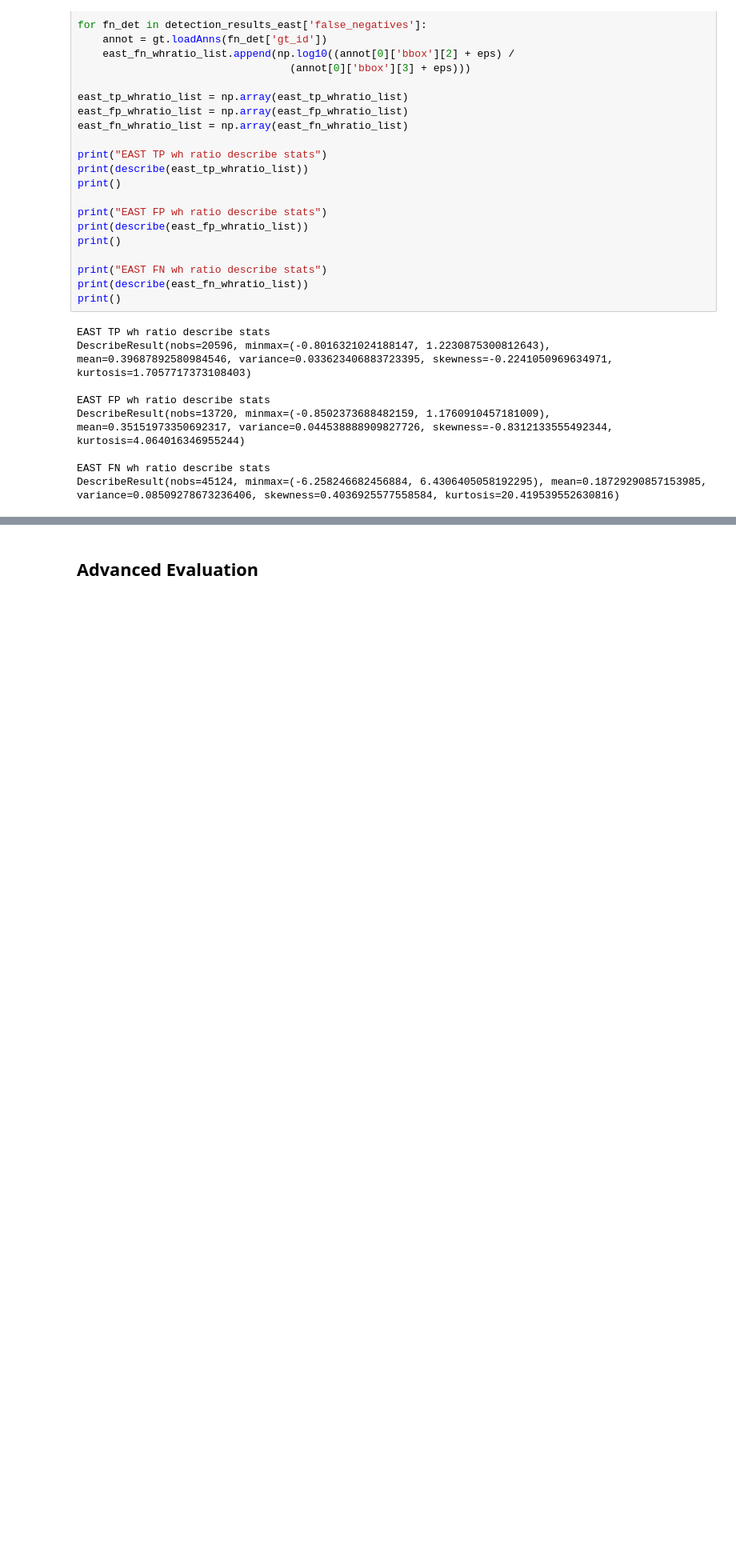
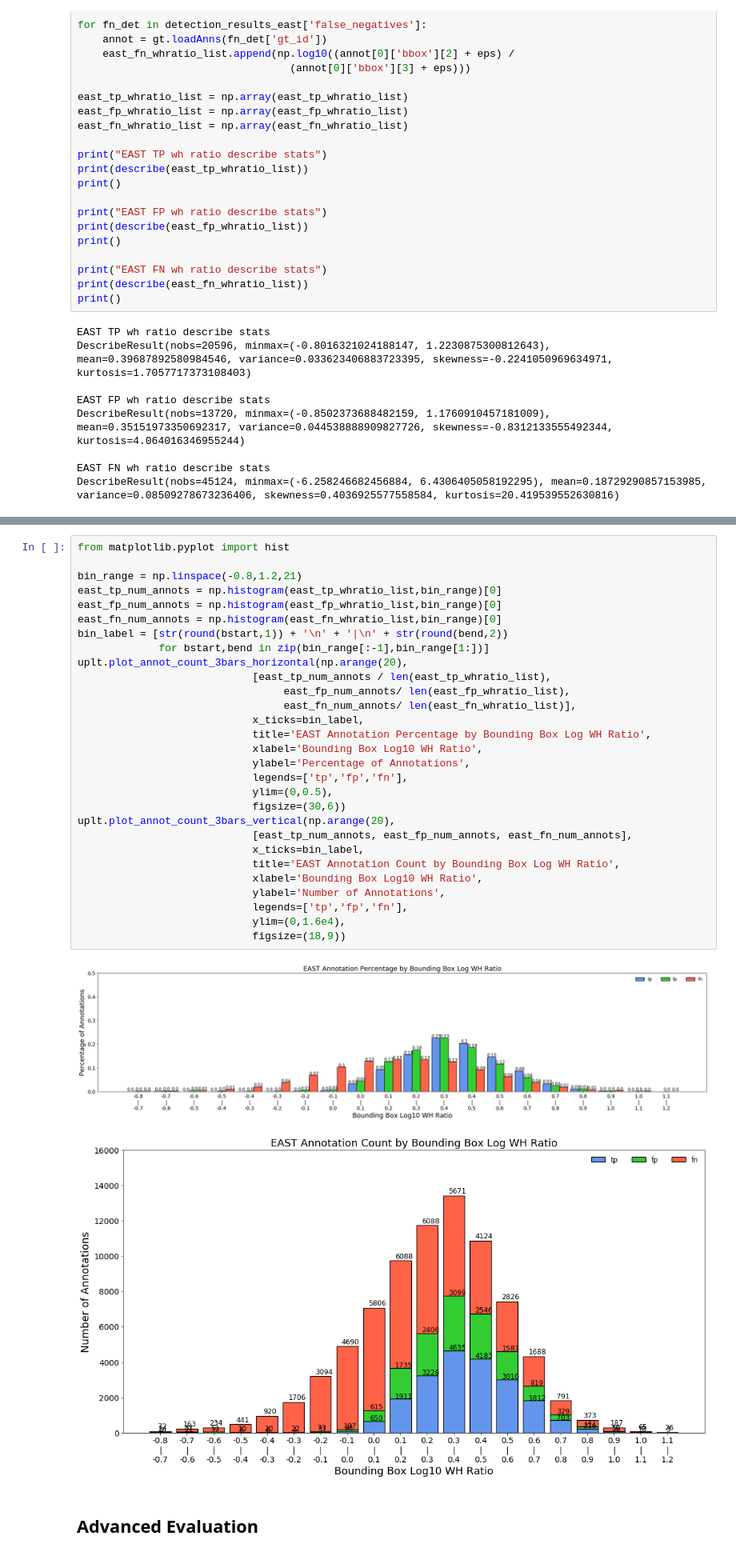
Before and after one commit to rudipurnomo-au/cocotext_analysis, a Jupyter notebook: coco_text_detection_eval.ipynb, the cells around one changed output, grey strips where cells are left out. Shown: that part at 80% size. Saved outputs shown, nothing was run; the diff lists cells and outputs as text; blank space fills up the shorter version.

```diff
--- a/coco_text_detection_eval.ipynb
+++ b/coco_text_detection_eval.ipynb
@@ -478,3 +476,35 @@ uplt.plot_annot_count_bar(np.arange(len(ctpn_fn_num_annots)), ctpn_fn_num_annots
+# %%
+from matplotlib.pyplot import hist
+
+bin_range = np.linspace(-0.8,1.2,21)
+east_tp_num_annots = np.histogram(east_tp_whratio_list,bin_range)[0]
+east_fp_num_annots = np.histogram(east_fp_whratio_list,bin_range)[0]
+east_fn_num_annots = np.histogram(east_fn_whratio_list,bin_range)[0]
+bin_label = [str(round(bstart,1)) + '\n' + '|\n' + str(round(bend,2))
+             for bstart,bend in zip(bin_range[:-1],bin_range[1:])]
+uplt.plot_annot_count_3bars_horizontal(np.arange(20),
+                            [east_tp_num_annots / len(east_tp_whratio_list),
+                                 east_fp_num_annots/ len(east_fp_whratio_list),
+                                 east_fn_num_annots/ len(east_fn_whratio_list)],
+                            x_ticks=bin_label,
+                            title='EAST Annotation Percentage by Bounding Box Log WH Ratio',
+                            xlabel='Bounding Box Log10 WH Ratio',
+                            ylabel='Percentage of Annotations',
+                            legends=['tp','fp','fn'],
+                            ylim=(0,0.5),
+                            figsize=(30,6))
+uplt.plot_annot_count_3bars_vertical(np.arange(20),
+                            [east_tp_num_annots, east_fp_num_annots, east_fn_num_annots],
+                            x_ticks=bin_label,
+                            title='EAST Annotation Count by Bounding Box Log WH Ratio',
+                            xlabel='Bounding Box Log10 WH Ratio',
+                            ylabel='Number of Annotations',
+                            legends=['tp','fp','fn'],
+                            ylim=(0,1.6e4),
+                            figsize=(18,9))
+# %% [output]
+[figure, added]
+[figure, added]
 # %% [markdown]
 ## Advanced Evaluation
 # %%
```
Also changed, not shown: parts of 8 cells of this notebook.
